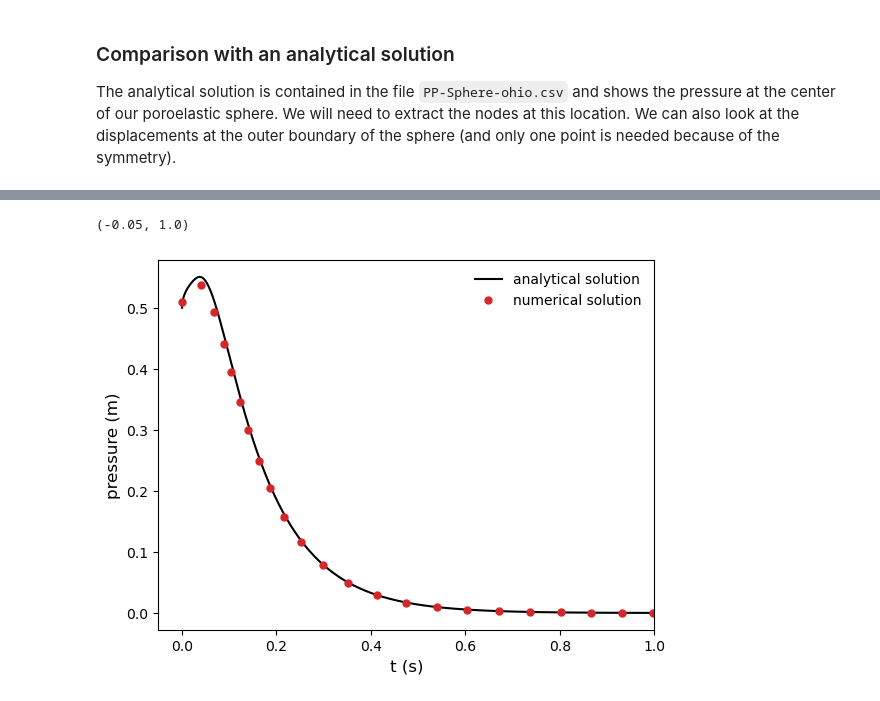
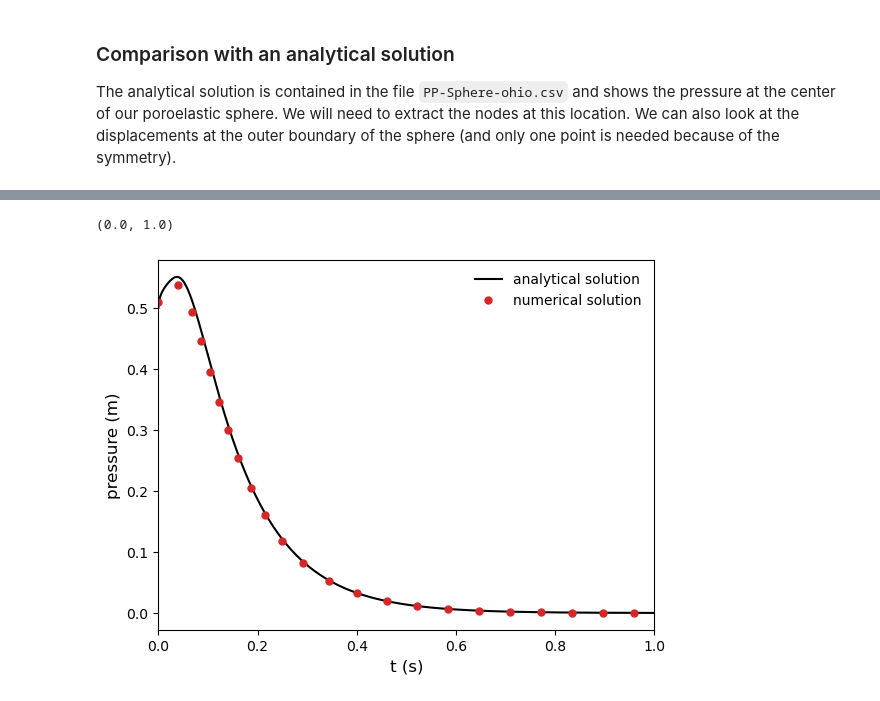
Before and after one commit to aleximorin/compgeom, a Jupyter notebook: Notebooks/7. Poroelastic sphere.ipynb, the cells around one changed output, grey strips where cells are left out. Drawn from its saved outputs; the diff is of its cells as text; code cells hidden in the pictures.

```diff
--- a/Notebooks/Poroelastic sphere.ipynb
+++ b/Notebooks/7. Poroelastic sphere.ipynb
@@ -49,8 +49,8 @@ with pygmsh.geo.Geometry() as geom:
     surface = geom.add_plane_surface(loop)
     out = geom.generate_mesh()
 
-mesh = Mesher.Mesh(out, simultype='axis')
-mesh = Mesher.tri3_2_tri6(mesh)
+mesh = Mesh(out, simultype='axis')
+mesh = tri3_2_tri6(mesh)
 mesh.plot()
 plt.xlabel('x')
 plt.ylabel('y')
@@ -126,7 +126,7 @@ We will define an isotropic stress field of unity with the ``set_stress_field``
 # %%
 # initial stress field
 sig_unif = [-1, -1, 0, -1]
-sigma0 = Matrix.set_stress_field(mesh, sig_unif)
+sigma0 = ma.set_stress_field(mesh, sig_unif)
 print(sigma0.shape)
 
 # let's see what the initial field looks like
@@ -150,12 +150,12 @@ mesh.plot(np.linalg.norm(s0, axis=0), c='gray', shading='flat')
 In the previous exercises, we have coded up the conductivity matrix $\mathbf{C}$, the mass matric $\mathbf{M}$ and the stiffness matrix $\mathbf{K}$. Now, to fully couple porous flow and elasticity, we need to assemble the *coupling* matrix $\mathbf{A}$.
 # %%
 # assembling the different matrices
-K = Matrix.assemble_stiffness_matrix(mesh, E, nu)
-Mass = Matrix.assemble_mass_matrix(mesh, 1/M)
-C = Matrix.assemble_conductivity_matrix(mesh, kappa)
+K = ma.assemble_stiffness_matrix(mesh, E, nu)
+Mass = ma.assemble_mass_matrix(mesh, 1/M)
+C = ma.assemble_conductivity_matrix(mesh, kappa)
 
 # you need to program this function!
-Ce = Matrix.assemble_coupling_matrix(mesh, b)
+Ce = ma.assemble_coupling_matrix(mesh, b)
 # %% [markdown]
 ### Undrained conditions
 
@@ -268,15 +269,16 @@ plt.scatter(*mesh.nodes[center].T)
 # %%
 %matplotlib inline
 analt, analp = np.loadtxt('PP-Sphere-ohio.csv', delimiter=',').T
 plt.plot(analt, analp, label='analytical solution', c='k')
 plt.plot(t, pressure[:, center], lw=0, marker='.', ms=10, markevery=0.05, label='numerical solution', c='tab:red')
+
 plt.legend(frameon=False)
 plt.xlabel('t (s)')
 plt.ylabel('pressure (m)')
-plt.xlim(-0.05, 1)
+plt.xlim(0, 1)
 # %% [output]
-(-0.05, 1.0)
+(0.0, 1.0)
-[figure, old version]
+[figure, new version]
 # %%
 # we can also look at the displacementes at the boundary
 # however here we have no analytical solution to compare with
```
Also changed, not shown: parts of 3 cells of this notebook, 5 other files.
